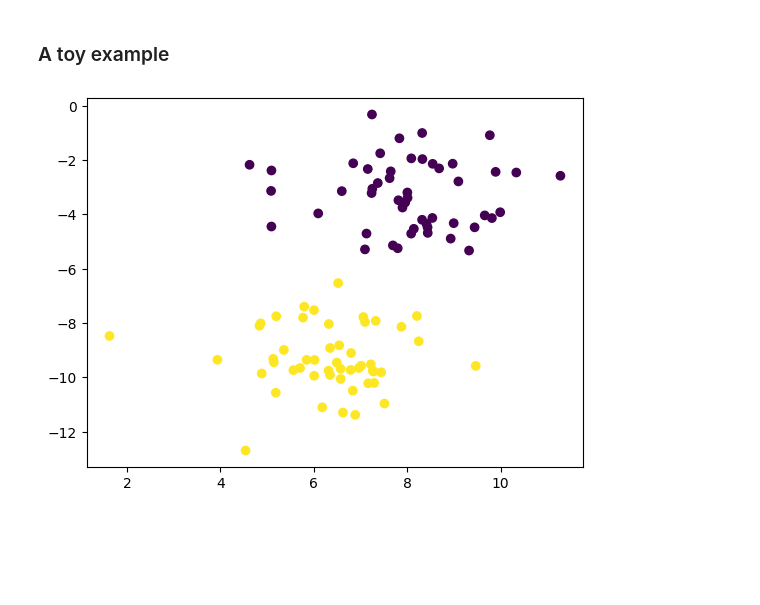
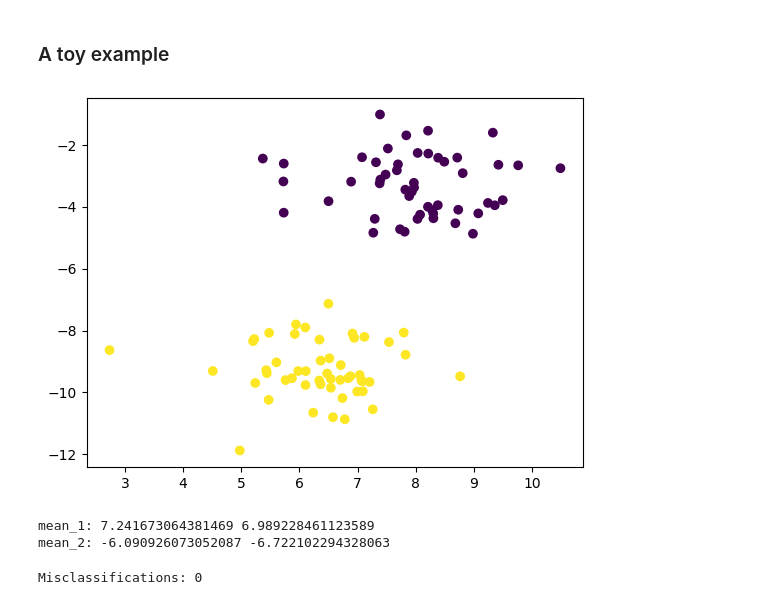
Before and after one commit to alucantonio/data_science, a Jupyter notebook: basicml.ipynb, the cells around one changed output. Cells and saved outputs as stored; diff of their text form; code cells hidden in the pictures; blank space fills up the shorter version.

Commit message:
[WIP] Improved notebook on linear and logistic regression.

```diff
--- a/basicml.ipynb
+++ b/basicml.ipynb
@@ -94,12 +81,13 @@ Text(0, 0.5, 'Height (m)')
 # %% [markdown]
 ### A toy example
 # %%
-# Toy dataset using sklearn make_blobs function
-X,y=make_blobs(n_samples=100,n_features=2,centers=2,random_state=6,cluster_std=1.3)
+# load data
+X = np.loadtxt("data/logistic_regression/toy_logistic_X.csv", delimiter = ",")
+y = np.loadtxt("data/logistic_regression/toy_logistic_y.csv", delimiter = ",")
 plt.scatter(X[:,0],X[:,1],c=y)
 plt.show()
 # %% [output]
-[figure, old version]
+[figure, new version]
 # %%
 #FIXME: improve documentation and names
 class LogisticRegression:
@@ -153,3 +141,23 @@ class LogisticRegression:
     def predict (self,X): # Prediction function using np.where
 
         return np.where(self.sigmoid(self.dot_product(X))>=0.5,1,0)
+# %%
+X_train=X[:70]
+X_test=X[70:]
+y_train=y[:70]
+y_test=y[70:]
+
+print('mean_1:',X_train[:,0].mean(),X_test[:,0].mean())
+
+print('mean_2:',X_train[:,1].mean(),X_test[:,1].mean())
+# %% [output]
+mean_1: 7.241673064381469 6.989228461123589
+mean_2: -6.090926073052087 -6.722102294328063
+# %%
+lr=LogisticRegression(n_iter=1000,l_rate=0.001,random_state=1)
+lr.fit(X_train,y_train)
+
+y_pred=lr.predict(X_test)
+print('Misclassifications:',(y_test!=y_pred).sum())
+# %% [output]
+Misclassifications: 0
```
Also changed, not shown: parts of 9 cells of this notebook, 11 other files.
